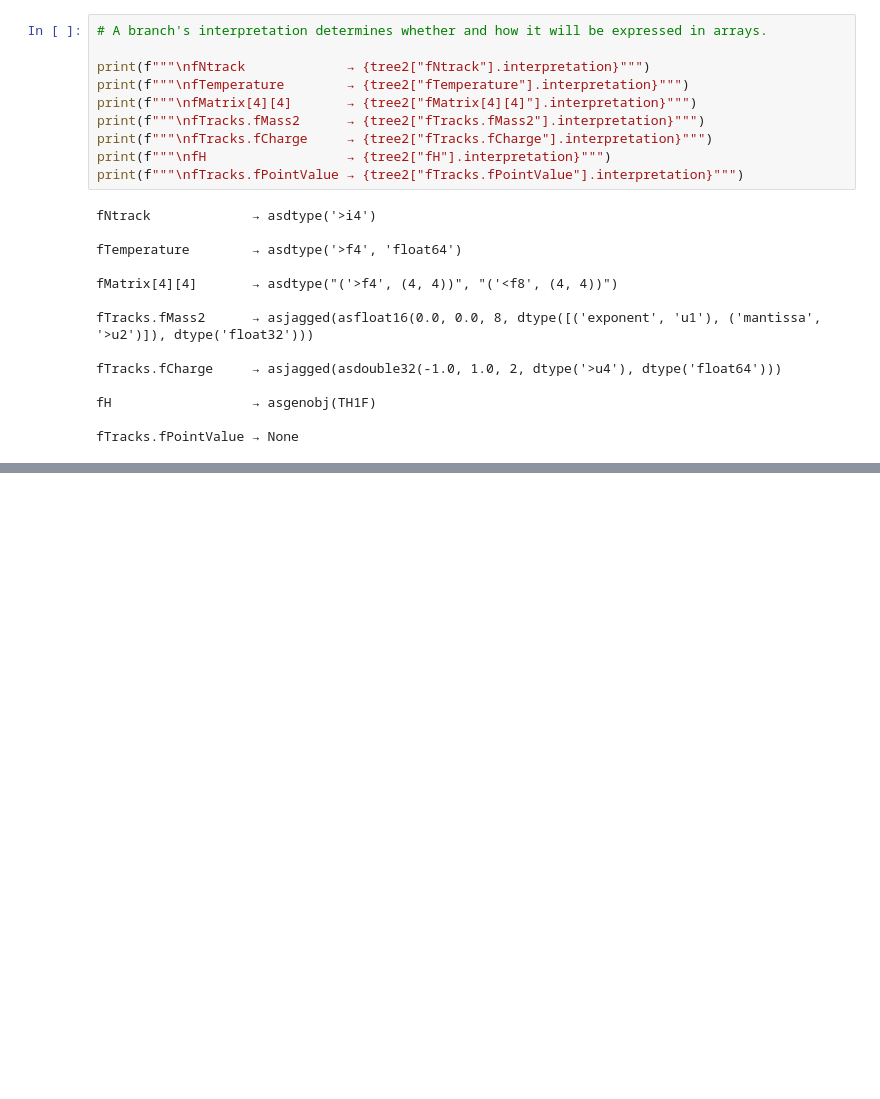
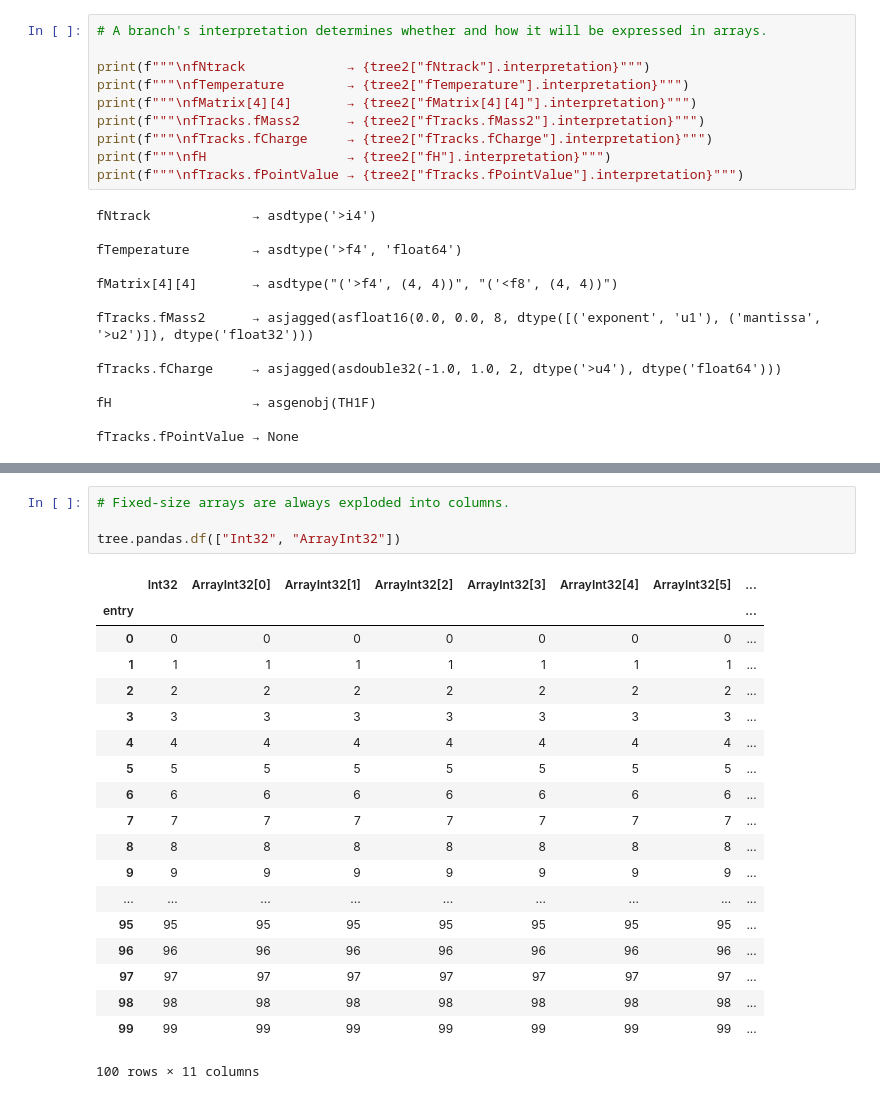
Before and after one commit to jpivarski-talks/2019-05-28-lpchats-numpy-uproot-awkward, a Jupyter notebook: 04-basic-uproot.ipynb, the cells around one changed output, grey strips where cells are left out. Cells and saved outputs as stored; diff of their text form; blank space fills up the shorter version.

```diff
--- a/04-basic-uproot.ipynb
+++ b/04-basic-uproot.ipynb
@@ -529,0 +703,24 @@ fTracks.fPointValue → None
+# %%
+# Fixed-size arrays are always exploded into columns.
+
+tree.pandas.df(["Int32", "ArrayInt32"])
+# %% [output]
+|  | Int32 | ArrayInt32[0] | ArrayInt32[1] | ArrayInt32[2] | ArrayInt32[3] | ArrayInt32[4] | ArrayInt32[5] | ... |
+| entry |  |  |  |  |  |  |  | ... |
+| 0 | 0 | 0 | 0 | 0 | 0 | 0 | 0 | ... |
+| 1 | 1 | 1 | 1 | 1 | 1 | 1 | 1 | ... |
+| 2 | 2 | 2 | 2 | 2 | 2 | 2 | 2 | ... |
+| 3 | 3 | 3 | 3 | 3 | 3 | 3 | 3 | ... |
+| 4 | 4 | 4 | 4 | 4 | 4 | 4 | 4 | ... |
+| 5 | 5 | 5 | 5 | 5 | 5 | 5 | 5 | ... |
+| 6 | 6 | 6 | 6 | 6 | 6 | 6 | 6 | ... |
+| 7 | 7 | 7 | 7 | 7 | 7 | 7 | 7 | ... |
+| 8 | 8 | 8 | 8 | 8 | 8 | 8 | 8 | ... |
+| 9 | 9 | 9 | 9 | 9 | 9 | 9 | 9 | ... |
+| ... | ... | ... | ... | ... | ... | ... | ... | ... |
+| 95 | 95 | 95 | 95 | 95 | 95 | 95 | 95 | ... |
+| 96 | 96 | 96 | 96 | 96 | 96 | 96 | 96 | ... |
+| 97 | 97 | 97 | 97 | 97 | 97 | 97 | 97 | ... |
+| 98 | 98 | 98 | 98 | 98 | 98 | 98 | 98 | ... |
+| 99 | 99 | 99 | 99 | 99 | 99 | 99 | 99 | ... |
+100 rows × 11 columns
```
Also changed, not shown: parts of 15 cells of this notebook.
